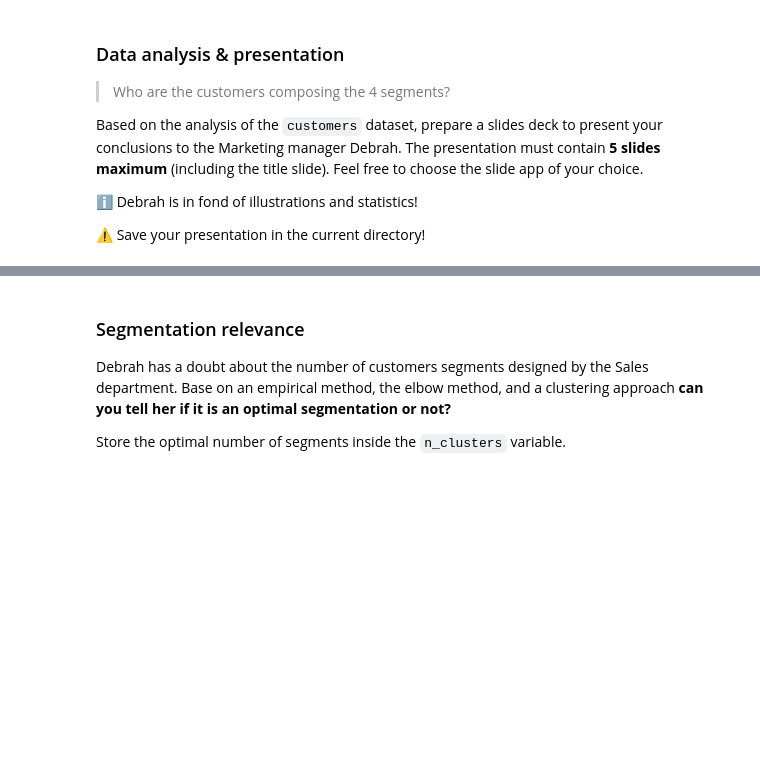
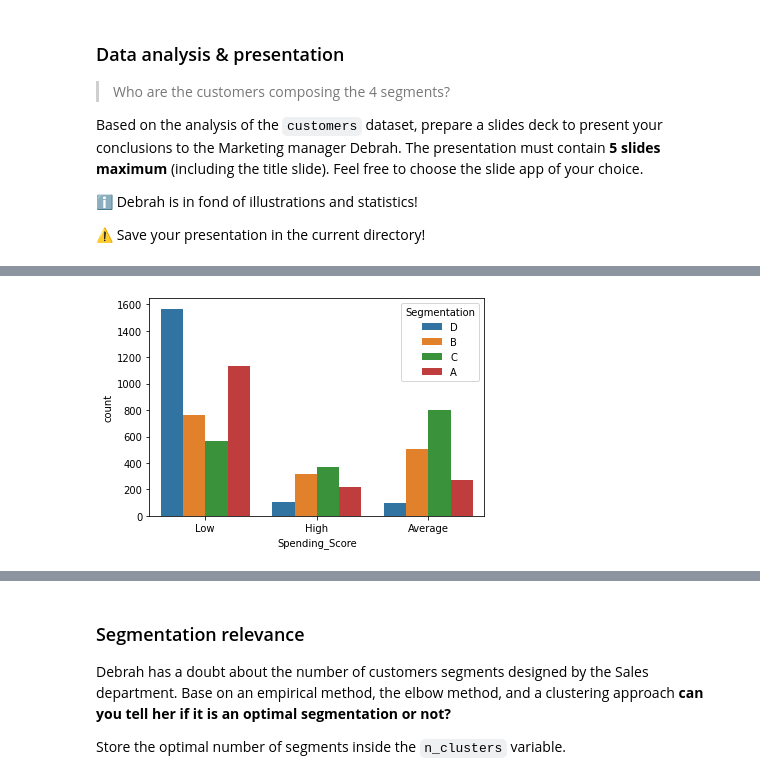
Before and after one commit to elanhermi/data-certification-exam, a Jupyter notebook: decision_science/customers_segmentation_exam.ipynb, the cells around one changed output, grey strips where cells are left out. Saved outputs shown, nothing was run; the diff lists cells and outputs as text; code cells hidden in the pictures; blank space fills up the shorter version.

```diff
--- a/decision_science/customers_segmentation_exam.ipynb
+++ b/decision_science/customers_segmentation_exam.ipynb
@@ -133,0 +169,4 @@ Based on the analysis of the `customers` dataset, prepare a slides deck to prese
+# %%
+sns.countplot(customers.Spending_Score, hue=customers.Segmentation)
+# %% [output]
+[figure, added]
```
Also changed, not shown: parts of 29 cells of this notebook.
